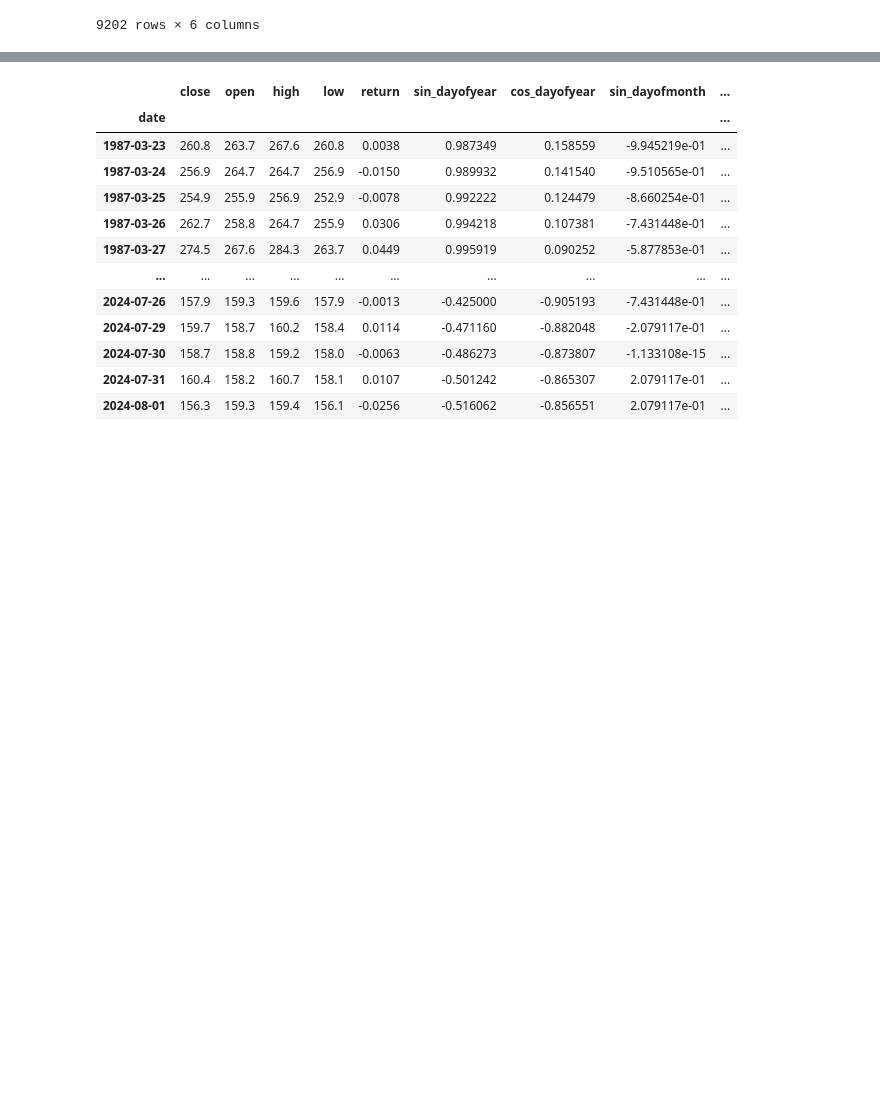
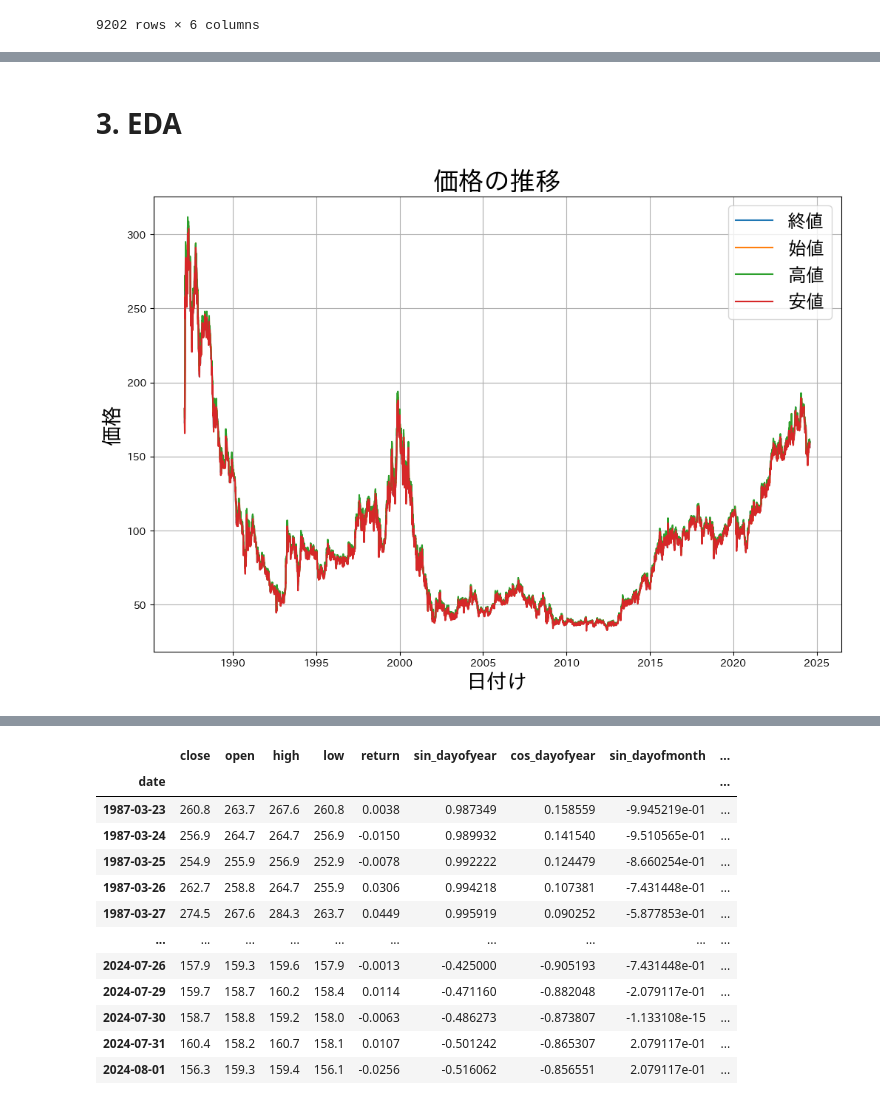
Before and after one commit to kaisei3506/close_price_prediction, a Jupyter notebook: close_price_prediction_by_lstm.ipynb, the cells around one changed output, grey strips where cells are left out. Drawn from its saved outputs; the diff is of its cells as text; code cells hidden in the pictures; blank space fills up the shorter version.

```diff
--- a/close_price_prediction_by_lstm.ipynb
+++ b/close_price_prediction_by_lstm.ipynb
@@ -96,0 +156,18 @@ cleaned_df
+# %% [markdown]
+# 3. EDA
+# %%
+# 終値の推移
+
+plt.figure(figsize=(12, 8))
+plt.plot(cleaned_df['close'], label='終値')
+plt.plot(cleaned_df['open'], label='始値')
+plt.plot(cleaned_df['high'], label='高値')
+plt.plot(cleaned_df['low'], label='安値')
+plt.title('価格の推移', fontsize=25)
+plt.xlabel('日付け', fontsize=20)
+plt.ylabel('価格', fontsize=20)
+plt.legend(fontsize=18)
+plt.grid()
+plt.show()
+# %% [output]
+[figure, added]
```
Also changed, not shown: parts of 24 cells of this notebook.
